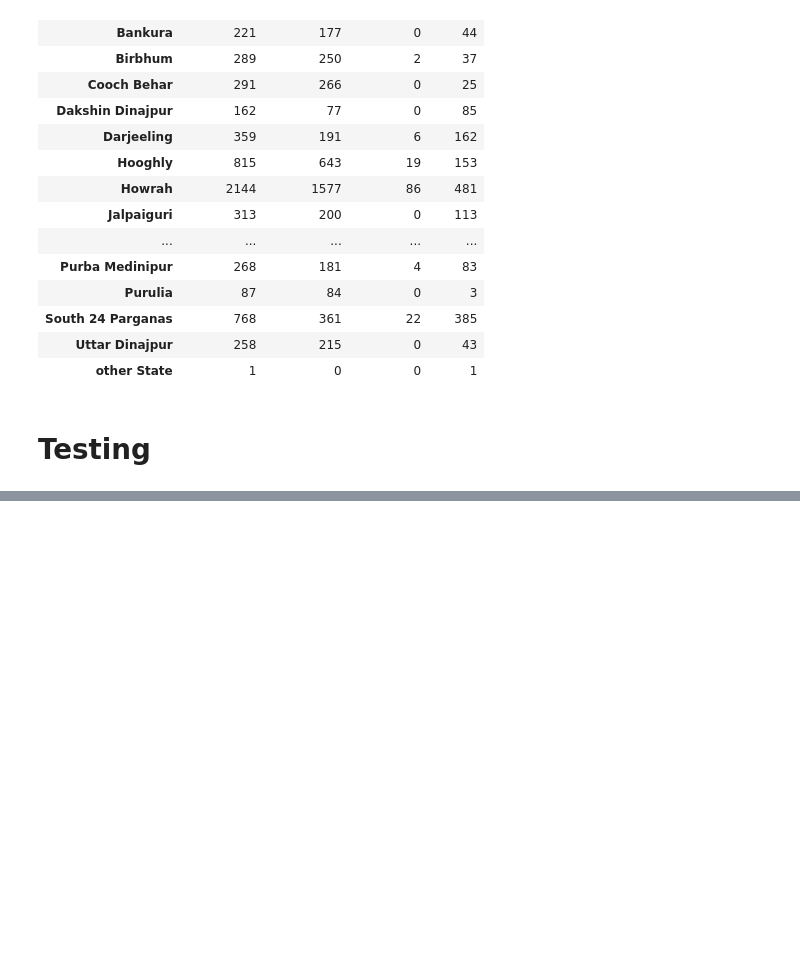
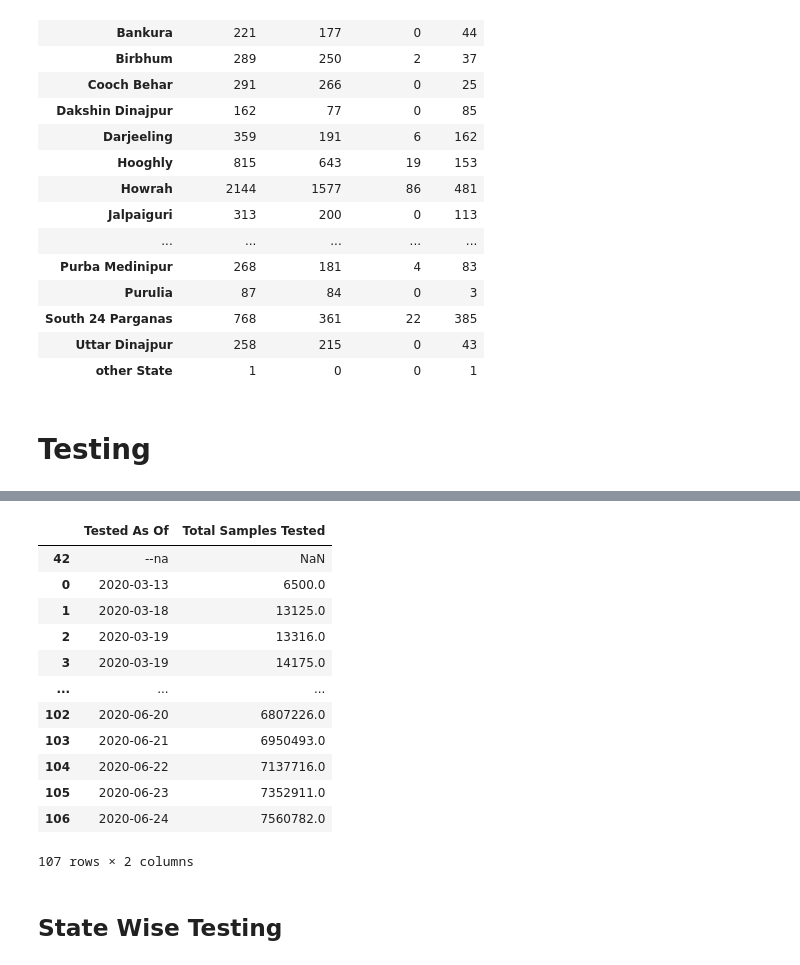
Before and after one commit to omkar1610/COVID-19, a Jupyter notebook: First/getting data.ipynb, the cells around one changed output, grey strips where cells are left out. Cells and saved outputs as stored; diff of their text form; code cells hidden in the pictures; blank space fills up the shorter version.

```diff
--- a/First/getting data.ipynb
+++ b/First/getting data.ipynb
@@ -249,3 +244,21 @@ icmr_test.tail(2)
+# %%
+icmr_test.sort_values(by='Tested As Of')[['Tested As Of', 'Total Samples Tested']]
+# %% [output]
+|  | Tested As Of | Total Samples Tested |
+| 42 | --na | NaN |
+| 0 | 2020-03-13 | 6500.0 |
+| 1 | 2020-03-18 | 13125.0 |
+| 2 | 2020-03-19 | 13316.0 |
+| 3 | 2020-03-19 | 14175.0 |
+| ... | ... | ... |
+| 102 | 2020-06-20 | 6807226.0 |
+| 103 | 2020-06-21 | 6950493.0 |
+| 104 | 2020-06-22 | 7137716.0 |
+| 105 | 2020-06-23 | 7352911.0 |
+| 106 | 2020-06-24 | 7560782.0 |
+107 rows × 2 columns
+# %% [markdown]
+## State Wise Testing
 # %%
 test2 = pd.read_csv('https://api.covid19india.org/csv/latest/statewise_tested_numbers_data.csv')
 test2['Updated On'] = test2['Updated On'].apply(lambda x : datetime.strptime(x, "%d/%m/%Y"))
```
Also changed, not shown: parts of 4 cells of this notebook.
